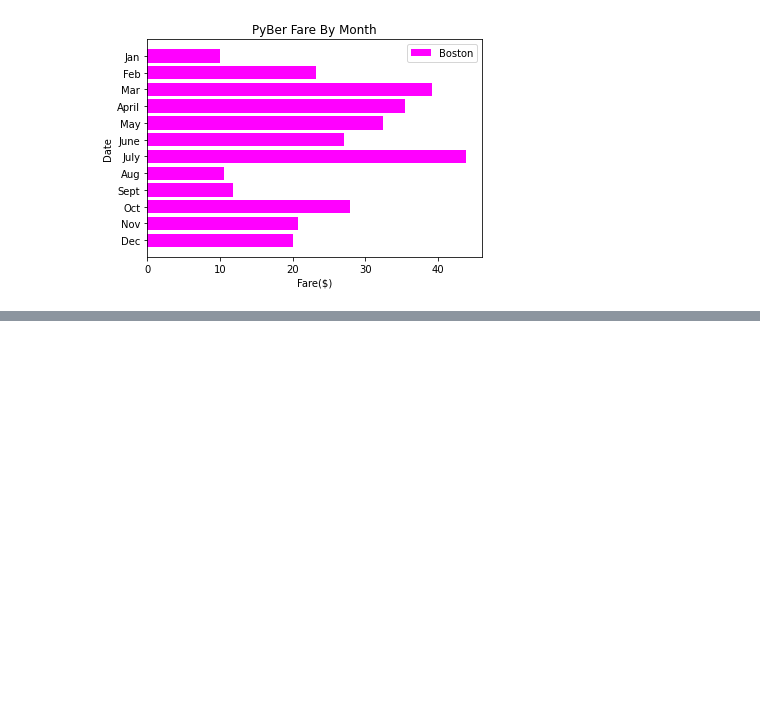
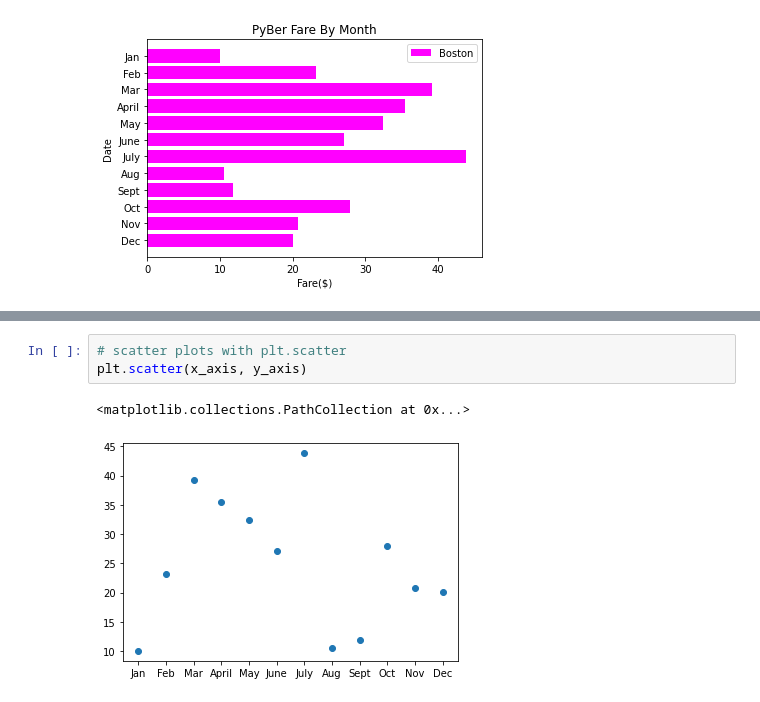
Before and after one commit to HaleyAMiller/Pyber_Analysis, a Jupyter notebook: matplotlib_practice.ipynb, the cells around one changed output, grey strips where cells are left out. Drawn from its saved outputs; the diff is of its cells as text; blank space fills up the shorter version.

```diff
--- a/matplotlib_practice.ipynb
+++ b/matplotlib_practice.ipynb
@@ -123,0 +180,6 @@ plt.gca().invert_yaxis()
+# %%
+# scatter plots with plt.scatter
+plt.scatter(x_axis, y_axis)
+# %% [output]
+<matplotlib.collections.PathCollection at 0x...>
+[figure, added]
```
Also changed, not shown: parts of 18 cells of this notebook, 3 other files.
